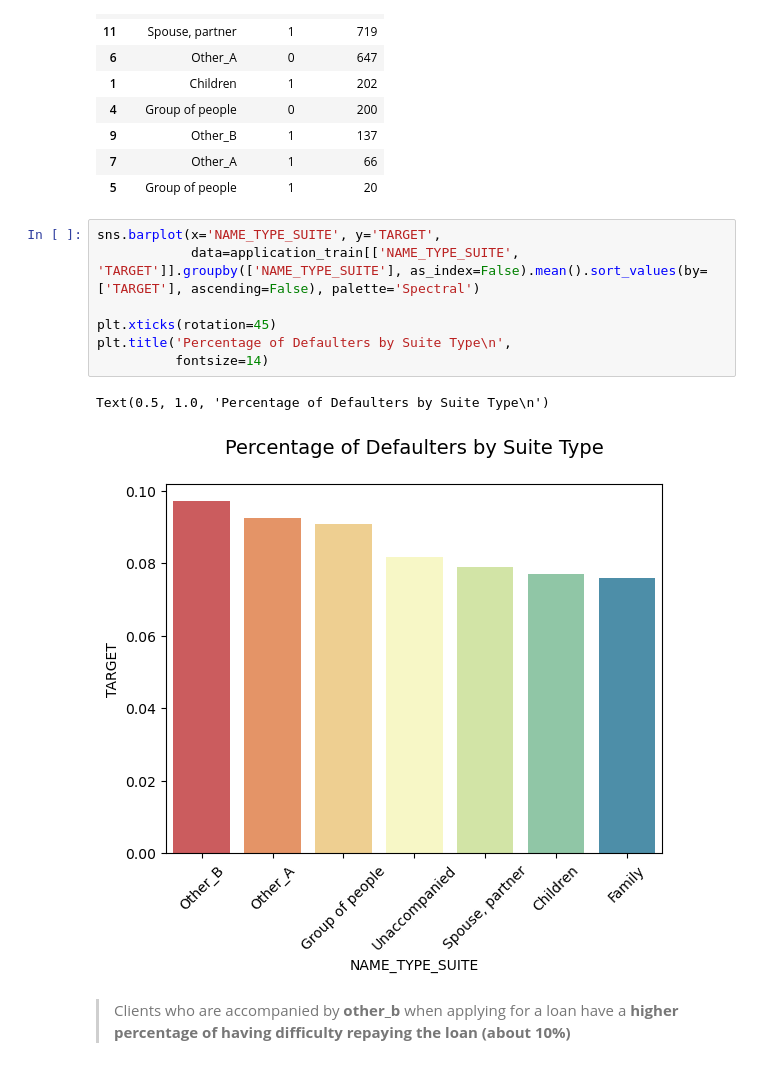
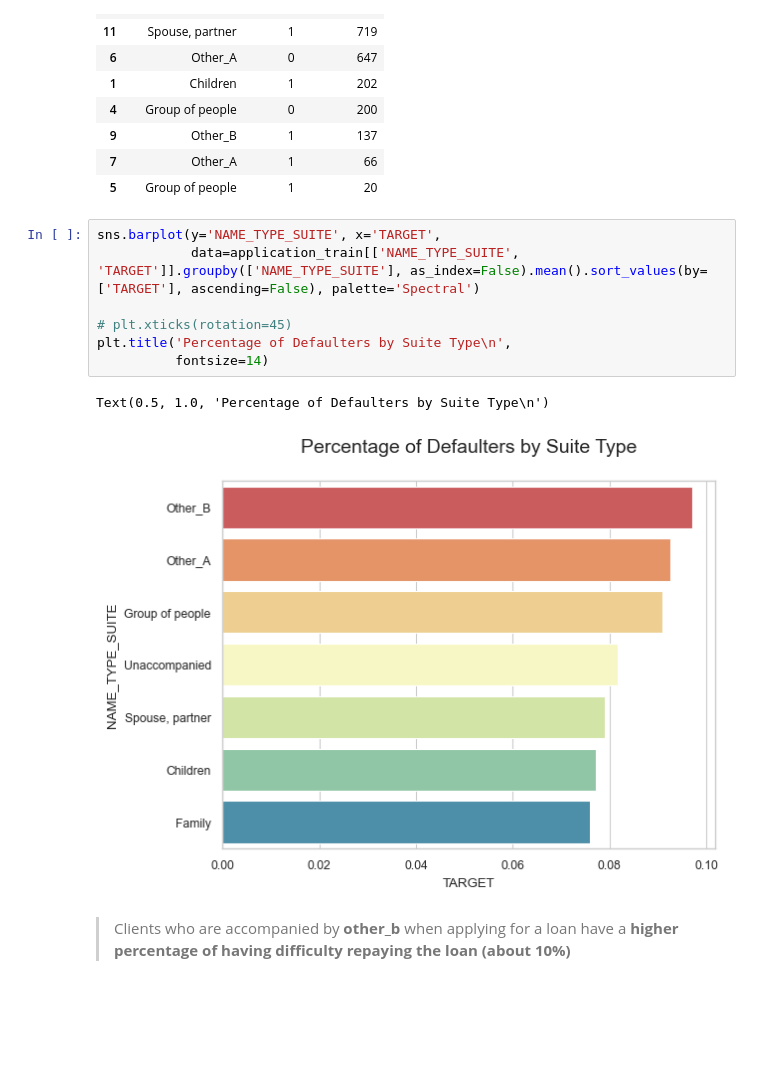
Before and after one commit to haizznaam/Competition-Home-Credit-Default-Risks-Prediction_Group11, a Jupyter notebook: eda/01_application - EDA.ipynb, the cells around one changed output. Cells and saved outputs as stored; diff of their text form; blank space fills up the shorter version.

```diff
--- a/eda/01_application - EDA.ipynb
+++ b/eda/01_application - EDA.ipynb
@@ -447,15 +459,15 @@ Clients Repayment Abilities By Suite Type
 | 7 | Other_A | 1 | 66 |
 | 5 | Group of people | 1 | 20 |
 # %%
-sns.barplot(x='NAME_TYPE_SUITE', y='TARGET',
+sns.barplot(y='NAME_TYPE_SUITE', x='TARGET',
             data=application_train[['NAME_TYPE_SUITE', 'TARGET']].groupby(['NAME_TYPE_SUITE'], as_index=False).mean().sort_values(by=['TARGET'], ascending=False), palette='Spectral')
 
-plt.xticks(rotation=45)
+# plt.xticks(rotation=45)
 plt.title('Percentage of Defaulters by Suite Type\n',
           fontsize=14)
 # %% [output]
 Text(0.5, 1.0, 'Percentage of Defaulters by Suite Type\n')
-[figure, old version]
+[figure, new version]
 # %% [markdown]
 > Clients who are accompanied by **other_b** when applying for a loan have a **higher percentage of having difficulty repaying the loan (about 10%)**
 # %% [markdown]
```
Also changed, not shown: parts of 17 cells of this notebook.
